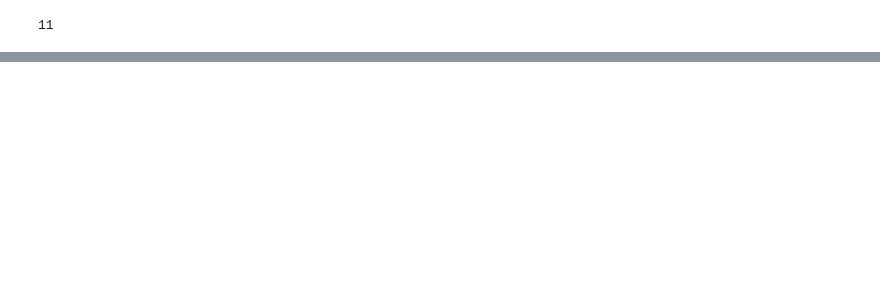
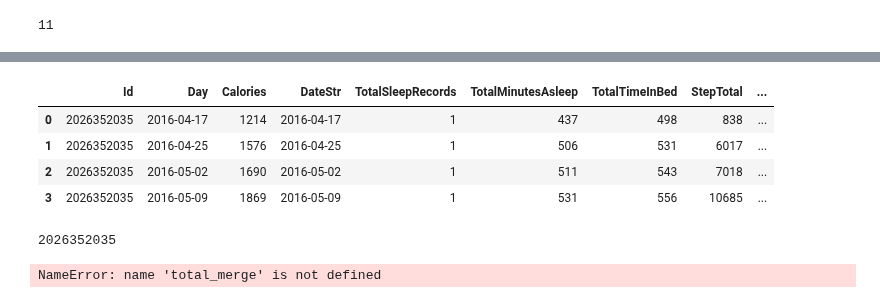
Before and after one commit to idangrady/DataAnalysisCourse, a Jupyter notebook: Idan/DashDisplay.ipynb, the cells around one changed output, grey strips where cells are left out. Drawn from its saved outputs; the diff is of its cells as text; code cells hidden in the pictures; blank space fills up the shorter version.

```diff
--- a/Idan/DashDisplay.ipynb
+++ b/Idan/DashDisplay.ipynb
@@ -1056,0 +1499,19 @@ meged_active_sleep
+# %%
+totalMerge[(totalMerge['Id']==(2026352035))]
+# %% [output]
+|  | Id | Day | Calories | DateStr | TotalSleepRecords | TotalMinutesAsleep | TotalTimeInBed | StepTotal | ... |
+| 0 | 2026352035 | 2016-04-17 | 1214 | 2016-04-17 | 1 | 437 | 498 | 838 | ... |
+| 1 | 2026352035 | 2016-04-25 | 1576 | 2016-04-25 | 1 | 506 | 531 | 6017 | ... |
+| 2 | 2026352035 | 2016-05-02 | 1690 | 2016-05-02 | 1 | 511 | 543 | 7018 | ... |
+| 3 | 2026352035 | 2016-05-09 | 1869 | 2016-05-09 | 1 | 531 | 556 | 10685 | ... |
+# %%
+start_date = '2016-04-12'
+end_date = '2016-05-15'
+Participant_chosen= "1503960366"
+given = False
+givenPar = False
+i = 2
+print(str(Idx_to_Id[6]))
+# %% [output]
+2026352035
+NameError: name 'total_merge' is not defined
```
Also changed, not shown: parts of 24 cells of this notebook.
